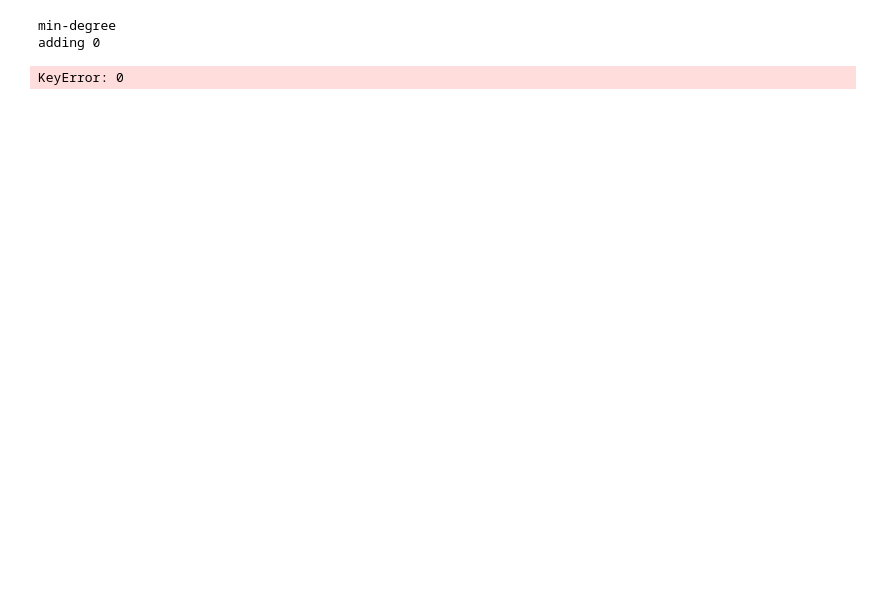
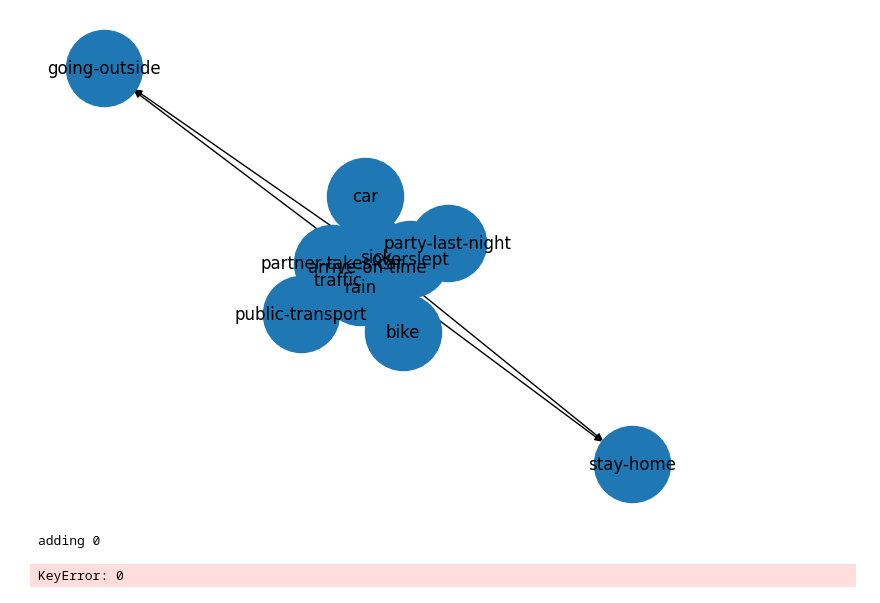
Before and after one commit to Revess/KR21_project2, a Jupyter notebook: testing.ipynb, the cells around one changed output. Saved outputs shown, nothing was run; the diff lists cells and outputs as text; code cells hidden in the pictures; blank space fills up the shorter version.

```diff
--- a/testing.ipynb
+++ b/testing.ipynb
@@ -6,22 +6,20 @@ import time as t
 import matplotlib.pylab as plt
 # %%
 Queries = [ # Here I give an example of the input queries (Will finish tomorrow)
-    {"Q":["traffic"],
-    "e":{"rain":True}},
-
-
-
-
+    {"Q":["partner-takes-car"],
+    "e":{"bike":True}},
     ]
 # %%
 for query in Queries:
-    reasoner = BNReasoner("./testing/work-from-home-problem.BIFXML")
+    # reasoner = BNReasoner("./testing/work-from-home-problem.BIFXML")
+    # print(reasoner.variableElimination(query=query["Q"]))
+    # reasoner = BNReasoner("./testing/work-from-home-problem.BIFXML")
     # print(reasoner.marginalDistributions(query=query["Q"],evidence=query["e"]))
     reasoner = BNReasoner("./testing/work-from-home-problem.BIFXML")
-    print(reasoner.map(query=query["Q"],evidence=query["e"]))
+    print(reasoner.map(query=query["Q"],evidence=query["e"], pruning=False))
     reasoner = BNReasoner("./testing/work-from-home-problem.BIFXML")
-    print(reasoner.mpe(evidence=query["e"]))
+    print(reasoner.mpe(evidence=query["e"], pruning=False))
 # %% [output]
+[figure, added]
-min-degree
 adding 0
 KeyError: 0
```
Also changed, not shown: 1 other file.
